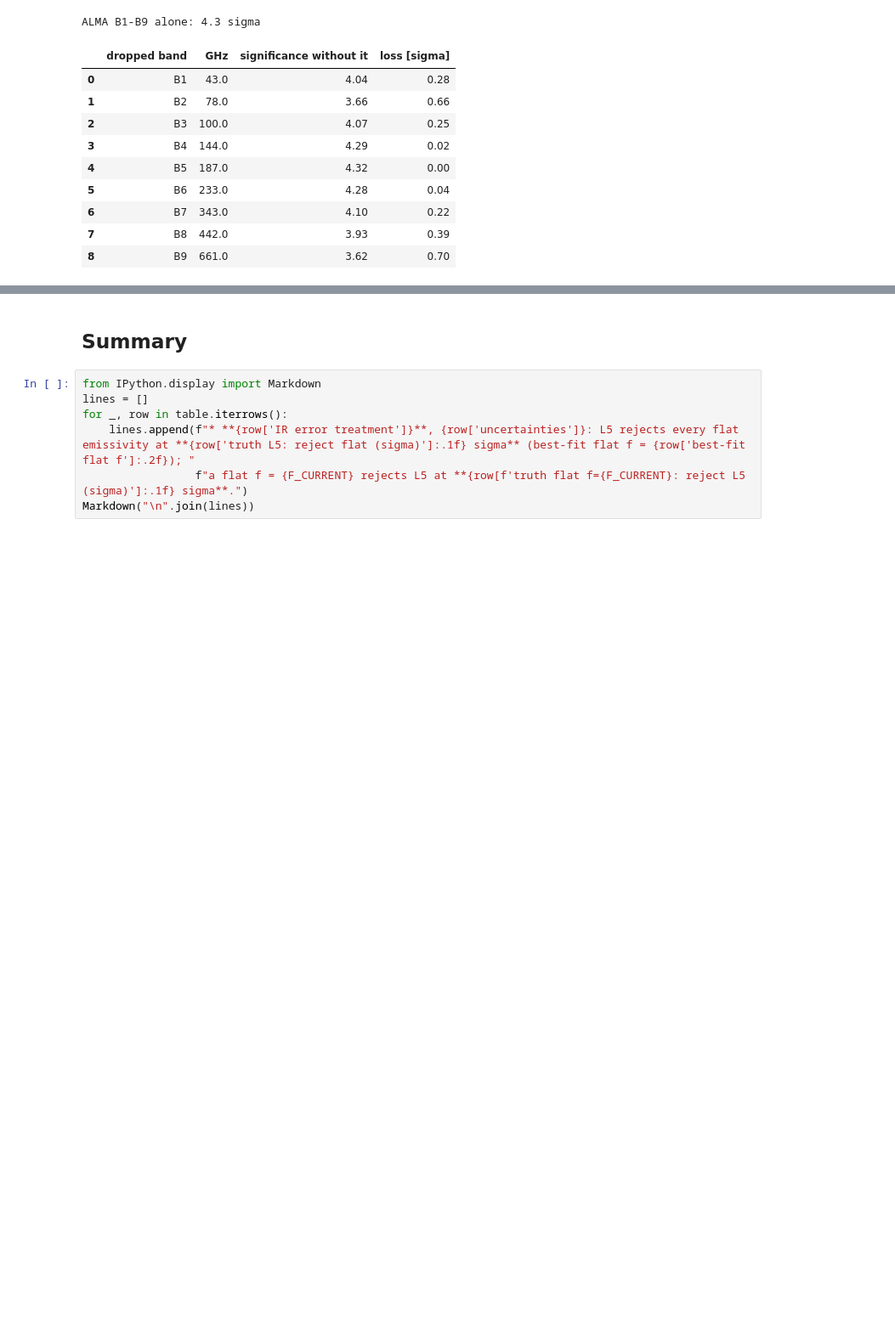
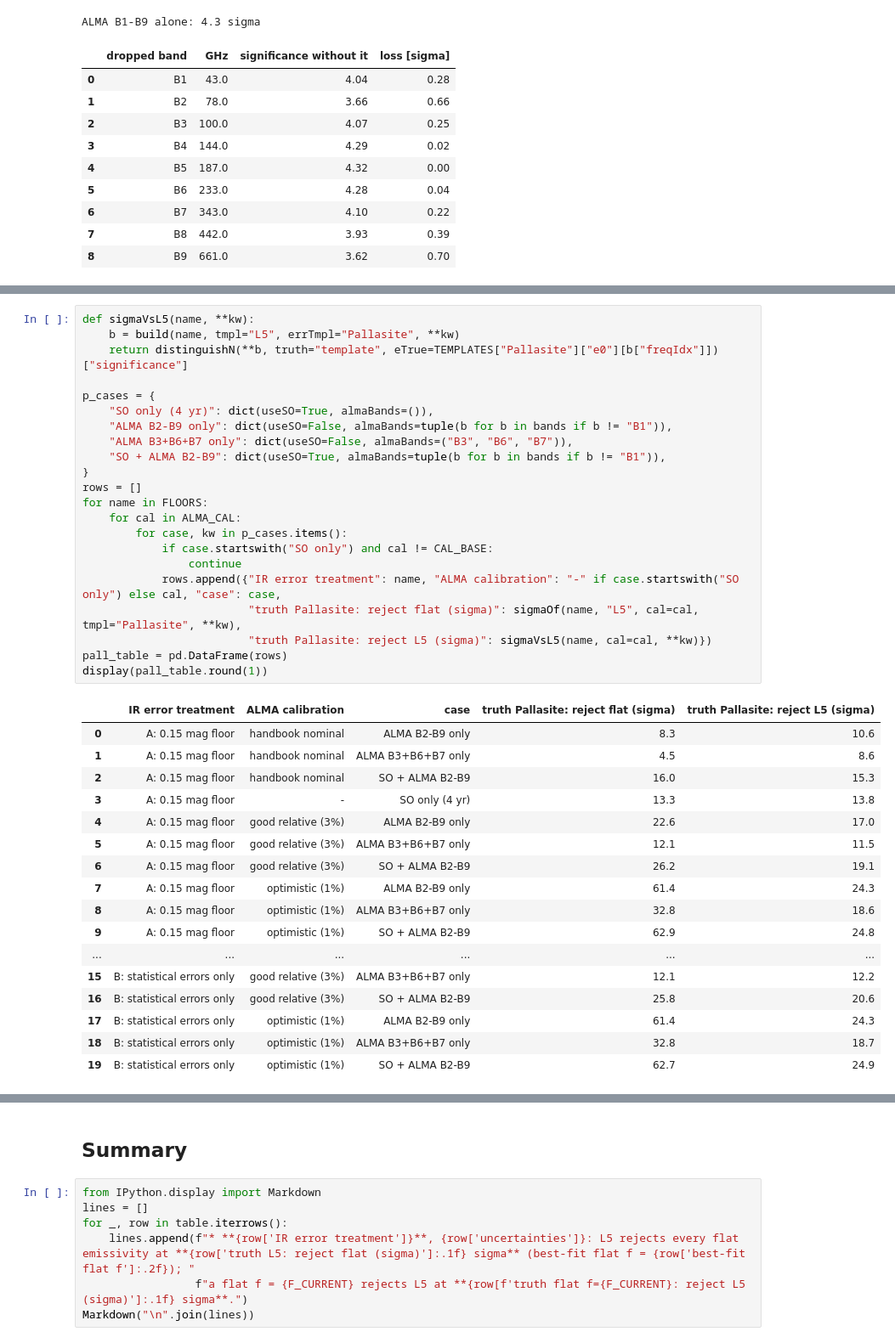
Before and after one commit to Sulla2012/atm_scattering, a Jupyter notebook: notebooks/so_flora_forecast.ipynb, the cells around one changed output, grey strips where cells are left out. Shown at 85% size. Cells and saved outputs as stored; diff of their text form; blank space fills up the shorter version.

```diff
--- a/notebooks/so_flora_forecast.ipynb
+++ b/notebooks/so_flora_forecast.ipynb
@@ -494,0 +537,40 @@ ALMA B1-B9 alone: 4.3 sigma
+# %%
+def sigmaVsL5(name, **kw):
+    b = build(name, tmpl="L5", errTmpl="Pallasite", **kw)
+    return distinguishN(**b, truth="template", eTrue=TEMPLATES["Pallasite"]["e0"][b["freqIdx"]])["significance"]
+
+p_cases = {
+    "SO only (4 yr)": dict(useSO=True, almaBands=()),
+    "ALMA B2-B9 only": dict(useSO=False, almaBands=tuple(b for b in bands if b != "B1")),
+    "ALMA B3+B6+B7 only": dict(useSO=False, almaBands=("B3", "B6", "B7")),
+    "SO + ALMA B2-B9": dict(useSO=True, almaBands=tuple(b for b in bands if b != "B1")),
+}
+rows = []
+for name in FLOORS:
+    for cal in ALMA_CAL:
+        for case, kw in p_cases.items():
+            if case.startswith("SO only") and cal != CAL_BASE:
+                continue
+            rows.append({"IR error treatment": name, "ALMA calibration": "-" if case.startswith("SO only") else cal, "case": case,
+                         "truth Pallasite: reject flat (sigma)": sigmaOf(name, "L5", cal=cal, tmpl="Pallasite", **kw),
+                         "truth Pallasite: reject L5 (sigma)": sigmaVsL5(name, cal=cal, **kw)})
+pall_table = pd.DataFrame(rows)
+display(pall_table.round(1))
+# %% [output]
+|  | IR error treatment | ALMA calibration | case | truth Pallasite: reject flat (sigma) | truth Pallasite: reject L5 (sigma) |
+| 0 | A: 0.15 mag floor | handbook nominal | ALMA B2-B9 only | 8.3 | 10.6 |
+| 1 | A: 0.15 mag floor | handbook nominal | ALMA B3+B6+B7 only | 4.5 | 8.6 |
+| 2 | A: 0.15 mag floor | handbook nominal | SO + ALMA B2-B9 | 16.0 | 15.3 |
+| 3 | A: 0.15 mag floor | - | SO only (4 yr) | 13.3 | 13.8 |
+| 4 | A: 0.15 mag floor | good relative (3%) | ALMA B2-B9 only | 22.6 | 17.0 |
+| 5 | A: 0.15 mag floor | good relative (3%) | ALMA B3+B6+B7 only | 12.1 | 11.5 |
+| 6 | A: 0.15 mag floor | good relative (3%) | SO + ALMA B2-B9 | 26.2 | 19.1 |
+| 7 | A: 0.15 mag floor | optimistic (1%) | ALMA B2-B9 only | 61.4 | 24.3 |
+| 8 | A: 0.15 mag floor | optimistic (1%) | ALMA B3+B6+B7 only | 32.8 | 18.6 |
+| 9 | A: 0.15 mag floor | optimistic (1%) | SO + ALMA B2-B9 | 62.9 | 24.8 |
+| ... | ... | ... | ... | ... | ... |
+| 15 | B: statistical errors only | good relative (3%) | ALMA B3+B6+B7 only | 12.1 | 12.2 |
+| 16 | B: statistical errors only | good relative (3%) | SO + ALMA B2-B9 | 25.8 | 20.6 |
+| 17 | B: statistical errors only | optimistic (1%) | ALMA B2-B9 only | 61.4 | 24.3 |
+| 18 | B: statistical errors only | optimistic (1%) | ALMA B3+B6+B7 only | 32.8 | 18.7 |
+| 19 | B: statistical errors only | optimistic (1%) | SO + ALMA B2-B9 | 62.7 | 24.9 |
```
Also changed, not shown: parts of 6 cells of this notebook, 3 other files.
